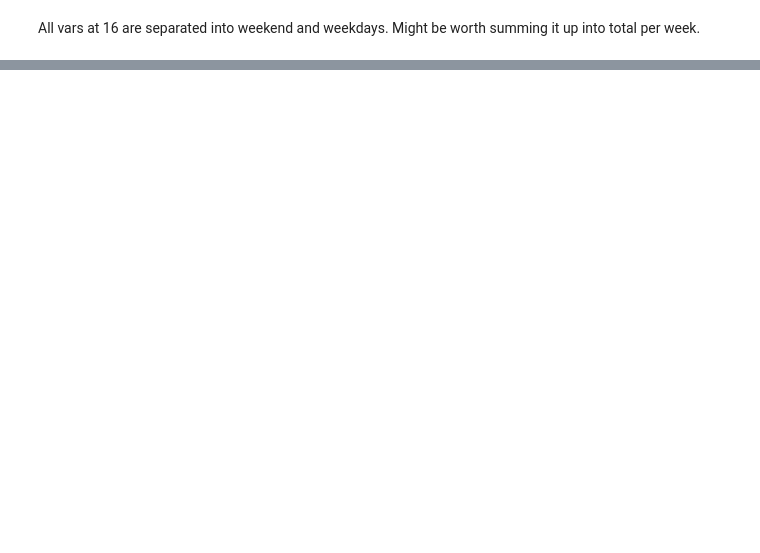
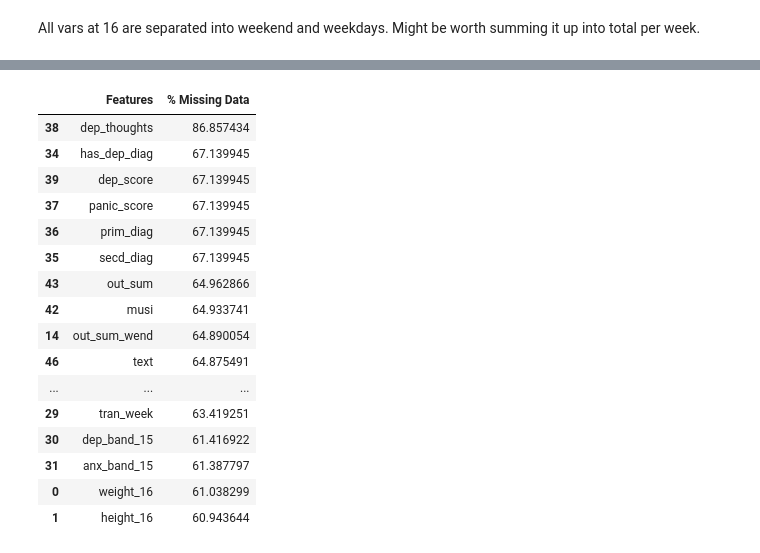
Before and after one commit to kkadzielna/project_14, a Jupyter notebook: exploratory_data_analysis.ipynb, the cells around one changed output, grey strips where cells are left out. Drawn from its saved outputs; the diff is of its cells as text; code cells hidden in the pictures; blank space fills up the shorter version.

```diff
--- a/exploratory_data_analysis.ipynb
+++ b/exploratory_data_analysis.ipynb
@@ -274,0 +182,30 @@ data.to_csv("newdata.csv")
+# %%
+add1 = ['alon_week','draw_week','musi_week','out_sum_week','play_week','read_week','text_week',
+        'tran_week','work_week','comp_week','tv_week','talk_mob_week','talk_phon_week']
+add2 = ['alon_wend','draw_wend','musi_wend','out_sum_wend','play_wend','read_wend','text_wend',
+        'tran_wend','work_wend','comp_wend','tv_wend','talk_mob_wend','talk_phon_wend']
+
+data['alon'] = data['alon_week'] + data['alon_wend']
+data['draw'] = data['draw_week'] + data['draw_wend']
+data['musi'] = data['musi_week'] + data['musi_wend']
+data['out_sum'] = data['out_sum_week'] + data['out_sum_wend']
+data['play'] = data['play_week'] + data['play_wend']
+data['read'] = data['read_week'] + data['read_wend']
+data['text'] = data['text_week'] + data['text_wend']
+data['tran'] = data['tran_week'] + data['tran_wend']
+data['work'] = data['work_week'] + data['work_wend']
+data['comp'] = data['comp_week'] + data['comp_wend']
+data['comp_bed_16'] = (data['comp_int_bed_16'] | data['comp_noint_bed_16'])
+data['comp'] = (data['comp_int_bed_16'] | data['comp_noint_bed_16'] | data['comp_house'])
+data['tv'] = data['tv_week'] + data['tv_wend']
+data['talk_mob'] = data['talk_mob_week'] + data['talk_mob_wend']
+data['talk_phon'] = data['talk_phon_week'] + data['talk_phon_wend']
+error = []
+for i in data.index:
+    for j in range(len(add1)):
+        if(type(data[add1[j]][i]) != type(data[add2[j]][i])):
+            if(add1[j] not in error):
+                error.append(add1[j])
+# %%
+for i in error:
+    print(i , data[i].unique())
@@ -274,0 +242,33 @@ data.to_csv("newdata.csv")
+# %%
+missing_data = pd.DataFrame(data[data.columns[data.isnull().any()]].isnull().sum()/len(data)*100)
+# %%
+names = []
+for i in range(len(missing_data)):
+        names.append(missing_data.iloc[i].name)
+values = []
+for i in range(len(missing_data)):
+        values.append(missing_data.iloc[i][0])
+
+data_1 = {'Features': names,'% Missing Data': values}
+
+missing_df = pd.DataFrame(data_1)
+
+missing_df.sort_values(by = ['% Missing Data'], ascending = False)
+# %% [output]
+|  | Features | % Missing Data |
+| 38 | dep_thoughts | 86.857434 |
+| 34 | has_dep_diag | 67.139945 |
+| 39 | dep_score | 67.139945 |
+| 37 | panic_score | 67.139945 |
+| 36 | prim_diag | 67.139945 |
+| 35 | secd_diag | 67.139945 |
+| 43 | out_sum | 64.962866 |
+| 42 | musi | 64.933741 |
+| 14 | out_sum_wend | 64.890054 |
+| 46 | text | 64.875491 |
+| ... | ... | ... |
+| 29 | tran_week | 63.419251 |
+| 30 | dep_band_15 | 61.416922 |
+| 31 | anx_band_15 | 61.387797 |
+| 0 | weight_16 | 61.038299 |
+| 1 | height_16 | 60.943644 |
```
Also changed, not shown: parts of 51 cells of this notebook, 2 other files.
